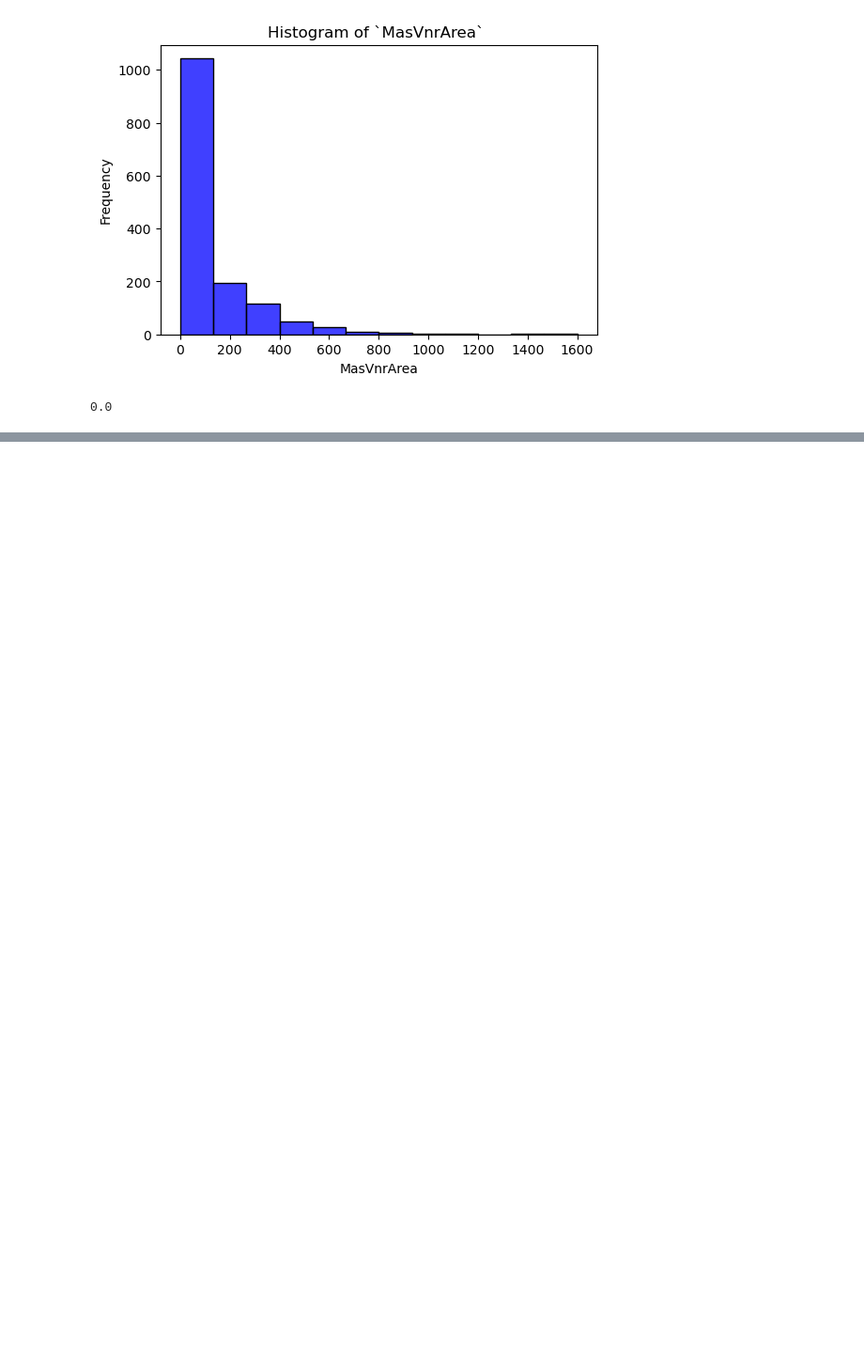
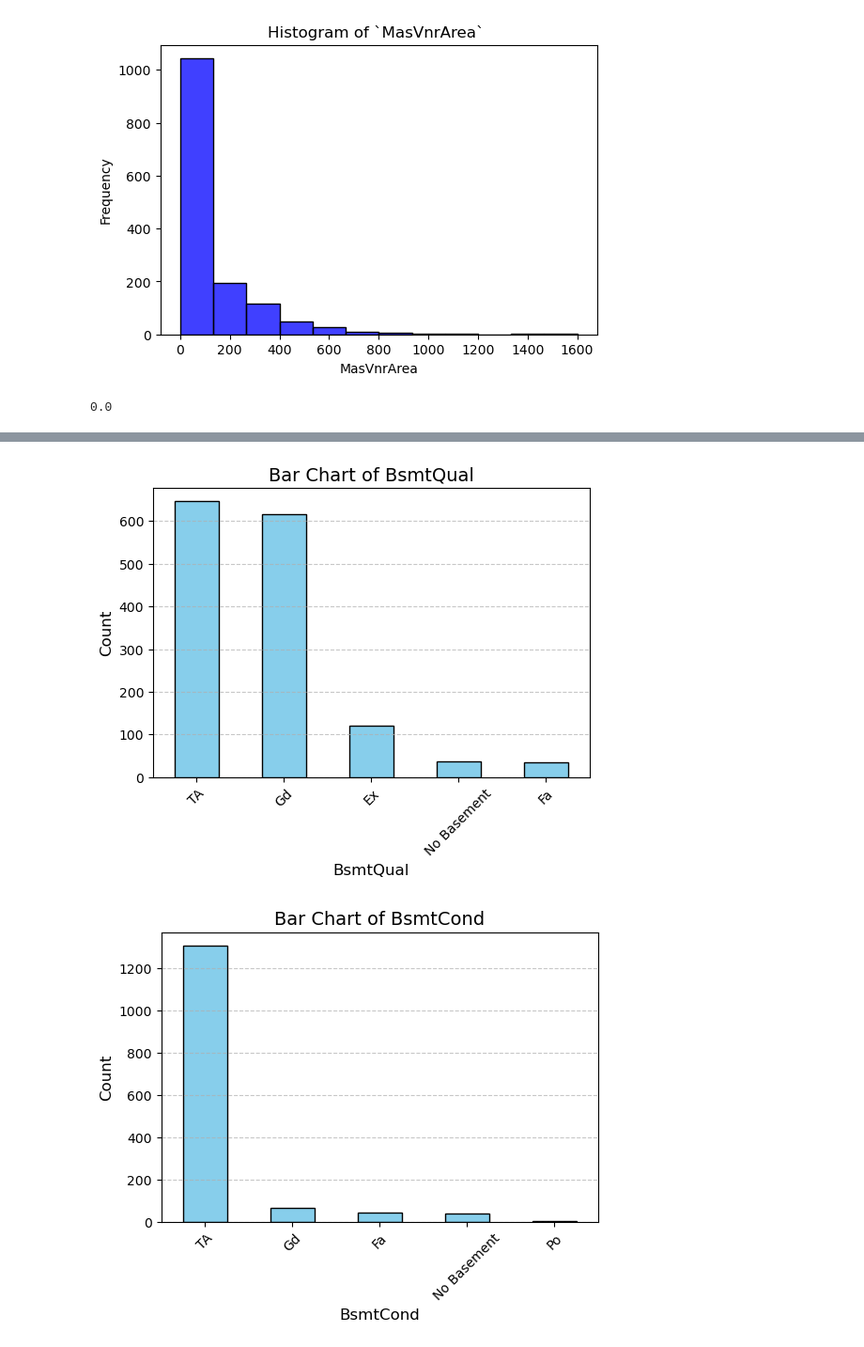
Before and after one commit to hchamikadilshan/house-price-predictor, a Jupyter notebook: notebooks/1 - preprocessing.ipynb, the cells around one changed output, grey strips where cells are left out. Shown: that part at 94% size. Saved outputs shown, nothing was run; the diff lists cells and outputs as text; code cells hidden in the pictures; blank space fills up the shorter version.

```diff
--- a/notebooks/1 - preprocessing.ipynb
+++ b/notebooks/1 - preprocessing.ipynb
@@ -144,0 +165,4 @@ test_data = test_data.dropna(subset=['MasVnrType'])
+# %%
+# Impute "No Basement" where "BsmtQual", "BsmtCond" and "BsmtExposure" is NaN
+train_data.loc[(train_data['BsmtQual'].isnull()) & (train_data['BsmtCond'].isnull()) & (train_data['BsmtExposure'].isnull()), ['BsmtQual', 'BsmtCond','BsmtExposure']] = ['No Basement','No Basement','No Basement']
+test_data.loc[(test_data['BsmtQual'].isnull()) & (test_data['BsmtCond'].isnull()) & (test_data['BsmtExposure'].isnull()), ['BsmtQual', 'BsmtCond','BsmtExposure']] = ['No Basement','No Basement','No Basement']
@@ -144,0 +191,2 @@ test_data = test_data.dropna(subset=['MasVnrType'])
+# %%
+train_data['BsmtExposure'] = train_data['BsmtExposure'].fillna("No")
@@ -144,0 +205,20 @@ test_data = test_data.dropna(subset=['MasVnrType'])
+# %%
+import matplotlib.pyplot as plt
+
+# Define columns to plot
+columns = ["BsmtQual", "BsmtCond", "BsmtExposure"]
+
+# Loop through each column to create a bar chart
+for column in columns:
+    value_counts = train_data[column].value_counts()  # Get value counts for the column
+    plt.figure(figsize=(6, 4))  # Create a new figure for each column
+    value_counts.plot(kind='bar', color='skyblue', edgecolor='black')
+    plt.title(f'Bar Chart of {column}', fontsize=14)
+    plt.xlabel(column, fontsize=12)
+    plt.ylabel('Count', fontsize=12)
+    plt.xticks(rotation=45)
+    plt.grid(axis='y', linestyle='--', alpha=0.7)
+    plt.show()
+# %% [output]
+[figure, added]
+[figure, added]
```
Also changed, not shown: parts of 13 cells of this notebook.
